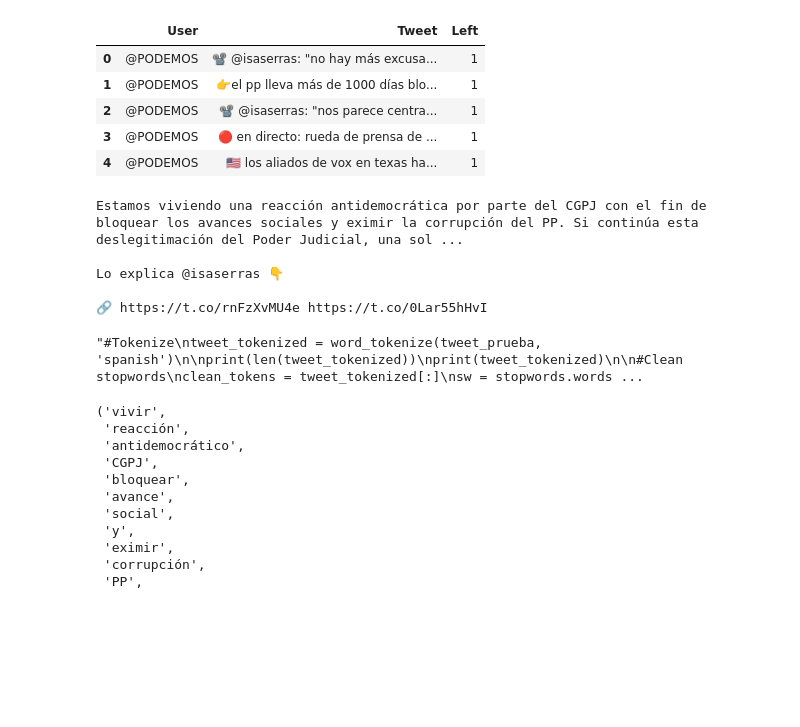
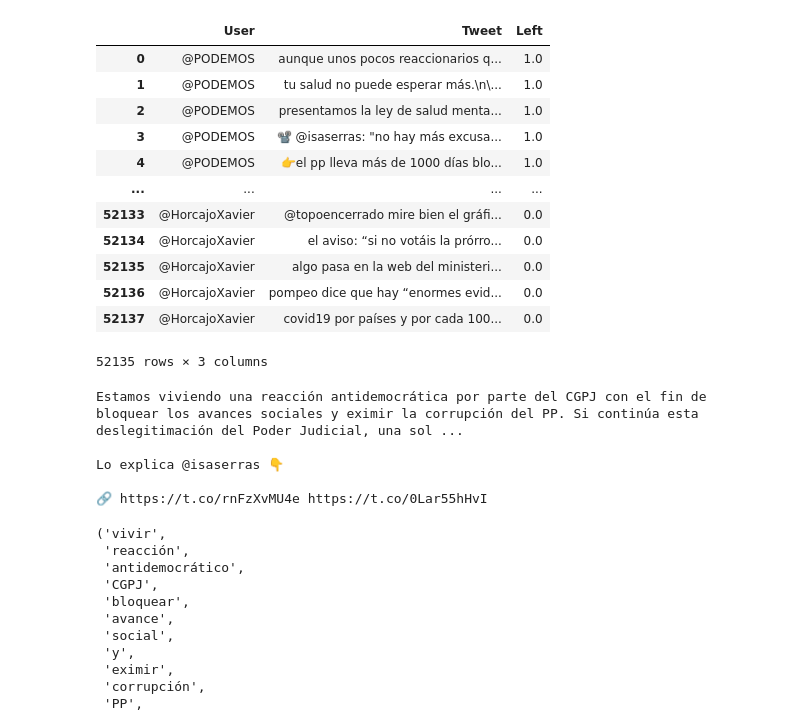
Before and after one commit to rubzip/PoliticalPass, a Jupyter notebook: cleaning/data_cleaning.ipynb, the cells around one changed output. Cells and saved outputs as stored; diff of their text form; code cells hidden in the pictures; blank space fills up the shorter version.

```diff
--- a/cleaning/data_cleaning.ipynb
+++ b/cleaning/data_cleaning.ipynb
@@ -24,13 +20,23 @@ nlp = spacy.load('es_dep_news_trf')
 # %%
 df = pd.read_csv('../mining/raw_tweets.csv')
-df.head()
+#This can solve us some headaches:
+df = df.dropna()
+
+df
 # %% [output]
 |  | User | Tweet | Left |
-| 0 | @PODEMOS | 📽️ @isaserras: "no hay más excusa... | 1 |
-| 1 | @PODEMOS | 👉el pp lleva más de 1000 días blo... | 1 |
-| 2 | @PODEMOS | 📽️ @isaserras: "nos parece centra... | 1 |
-| 3 | @PODEMOS | 🔴 en directo: rueda de prensa de ... | 1 |
-| 4 | @PODEMOS | 🇺🇸 los aliados de vox en texas ha... | 1 |
+| 0 | @PODEMOS | aunque unos pocos reaccionarios q... | 1.0 |
+| 1 | @PODEMOS | tu salud no puede esperar más.\n\... | 1.0 |
+| 2 | @PODEMOS | presentamos la ley de salud menta... | 1.0 |
+| 3 | @PODEMOS | 📽️ @isaserras: "no hay más excusa... | 1.0 |
+| 4 | @PODEMOS | 👉el pp lleva más de 1000 días blo... | 1.0 |
+| ... | ... | ... | ... |
+| 52133 | @HorcajoXavier | @topoencerrado mire bien el gráfi... | 0.0 |
+| 52134 | @HorcajoXavier | el aviso: “si no votáis la prórro... | 0.0 |
+| 52135 | @HorcajoXavier | algo pasa en la web del ministeri... | 0.0 |
+| 52136 | @HorcajoXavier | pompeo dice que hay “enormes evid... | 0.0 |
+| 52137 | @HorcajoXavier | covid19 por países y por cada 100... | 0.0 |
+52135 rows × 3 columns
 # %%
 tweet_prueba = 'Estamos viviendo una reacción antidemocrática por parte del CGPJ con el fin de bloquear los avances sociales y eximir la corrupción del PP. Si continúa esta deslegitimación del Poder Judicial, una solución sería su dimisión.\n\nLo explica @isaserras 👇 \n\n🔗 https://t.co/rnFzXvMU4e https://t.co/0Lar55hHvI'
 print(tweet_prueba)
@@ -40,28 +46,4 @@ Estamos viviendo una reacción antidemocrática por parte del CGPJ con el fin de
 Lo explica @isaserras 👇
 
 🔗 https://t.co/rnFzXvMU4e https://t.co/0Lar55hHvI
-# %%
-"""#Tokenize
-tweet_tokenized = word_tokenize(tweet_prueba, 'spanish')
-
-print(len(tweet_tokenized))
-print(tweet_tokenized)
-
-#Clean stopwords
-clean_tokens = tweet_tokenized[:]
-sw = stopwords.words('spanish')
-for token in tweet_tokenized:
-    #We are going to remove URLs and stopwords:
-    if((token in sw)or('http' in token)):
-        clean_tokens.remove(token)
-
-print(len(clean_tokens))
-print(clean_tokens)
-
-#
-print(len(sw))
-
-#https://es.stackoverflow.com/questions/331602/c%C3%B3mo-lematizar-en-espa%C3%B1ol-una-string-con-nltk"""
-# %% [output]
-"#Tokenize\ntweet_tokenized = word_tokenize(tweet_prueba, 'spanish')\n\nprint(len(tweet_tokenized))\nprint(tweet_tokenized)\n\n#Clean stopwords\nclean_tokens = tweet_tokenized[:]\nsw = stopwords.words ...
 # %%
```
Also changed, not shown: parts of 10 cells of this notebook, 5 other files.
